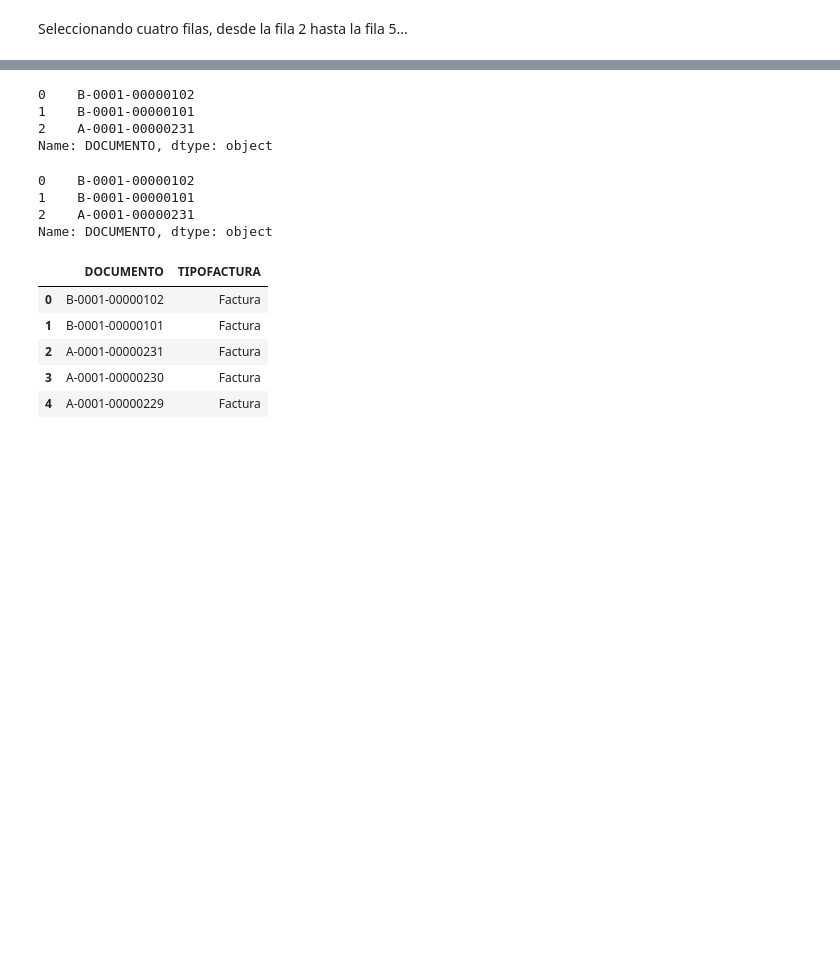
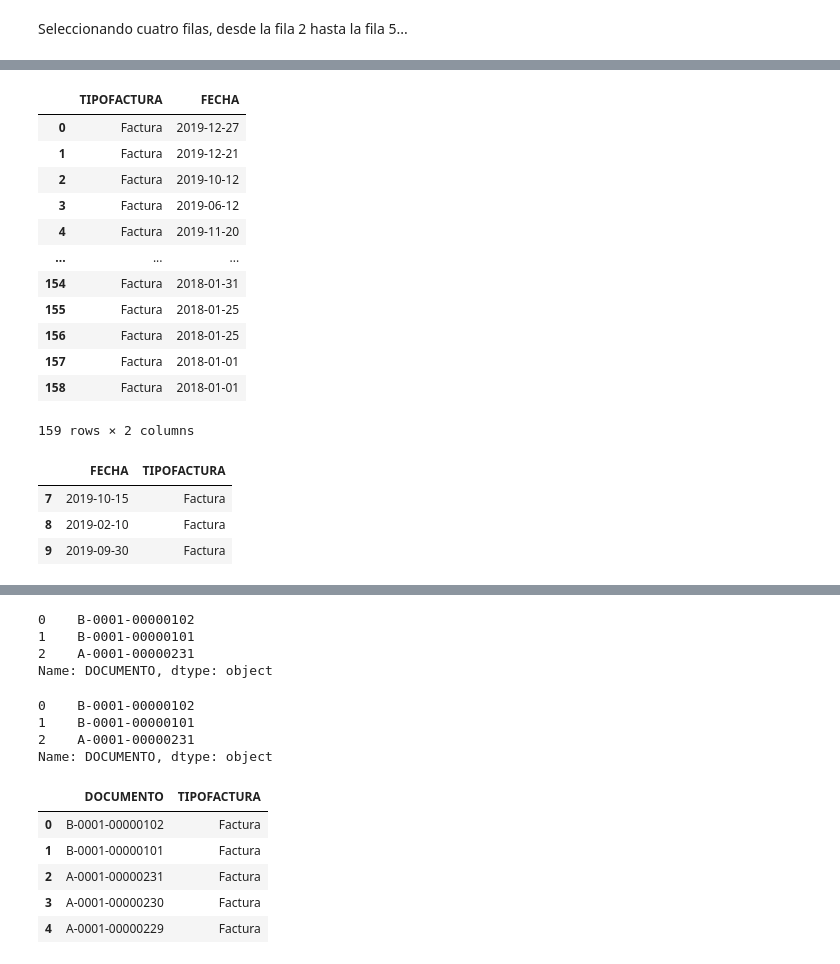
Before and after one commit to LucaAPiattelli/Diplomatura_Business_Analytics_UDA, a Jupyter notebook: Modulo_07_Introduccion_a_Python/BA_Pandas_01.ipynb, the cells around one changed output, grey strips where cells are left out. Saved outputs shown, nothing was run; the diff lists cells and outputs as text; code cells hidden in the pictures; blank space fills up the shorter version.

```diff
--- a/Modulo_07_Introduccion_a_Python/BA_Pandas_01.ipynb
+++ b/Modulo_07_Introduccion_a_Python/BA_Pandas_01.ipynb
@@ -420,0 +473,23 @@ ventas.loc[2:5]
+# %%
+ventas.loc[:,["TIPOFACTURA","FECHA"]]
+# %% [output]
+|  | TIPOFACTURA | FECHA |
+| 0 | Factura | 2019-12-27 |
+| 1 | Factura | 2019-12-21 |
+| 2 | Factura | 2019-10-12 |
+| 3 | Factura | 2019-06-12 |
+| 4 | Factura | 2019-11-20 |
+| ... | ... | ... |
+| 154 | Factura | 2018-01-31 |
+| 155 | Factura | 2018-01-25 |
+| 156 | Factura | 2018-01-25 |
+| 157 | Factura | 2018-01-01 |
+| 158 | Factura | 2018-01-01 |
+159 rows × 2 columns
+# %%
+ventas.loc[7:9,["FECHA","TIPOFACTURA"]]
+# %% [output]
+|  | FECHA | TIPOFACTURA |
+| 7 | 2019-10-15 | Factura |
+| 8 | 2019-02-10 | Factura |
+| 9 | 2019-09-30 | Factura |
```
Also changed, not shown: parts of 26 cells of this notebook.
